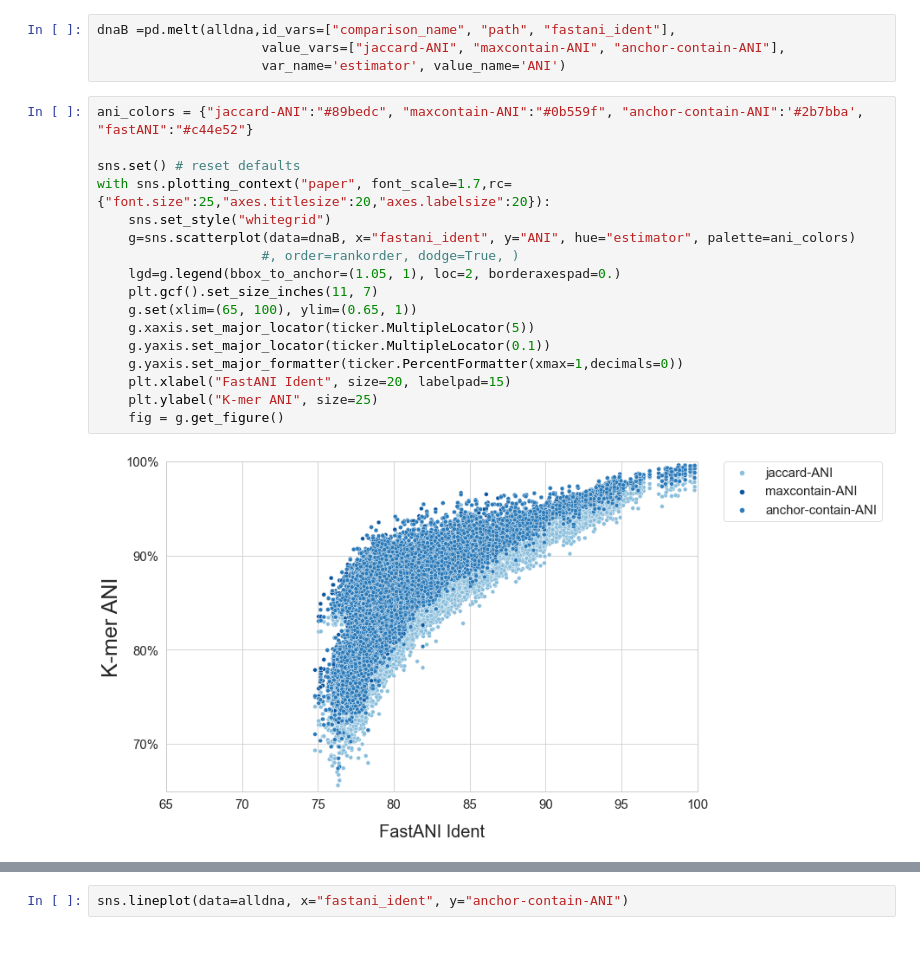
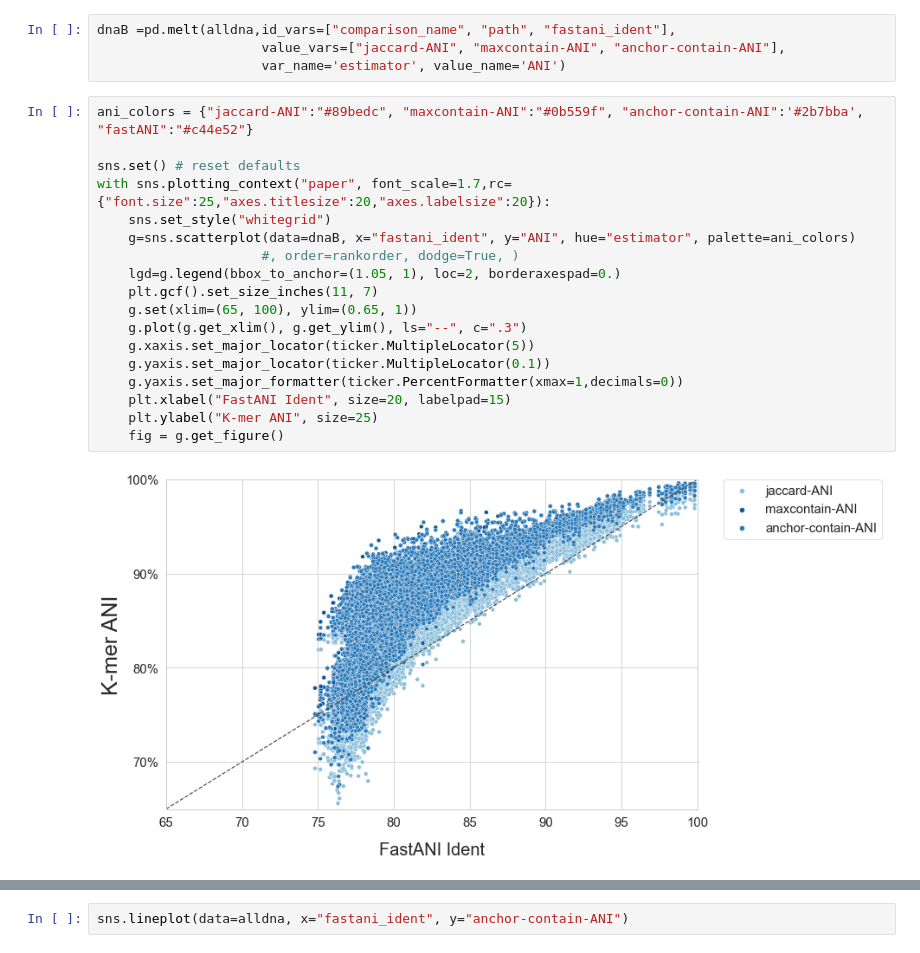
Before and after one commit to bluegenes/2020-dist-compare, a Jupyter notebook: notebooks/compare-ANI-AAI-estimation-to-current-tools.ipynb, the cells around one changed output, grey strips where cells are left out. Cells and saved outputs as stored; diff of their text form.

```diff
--- a/notebooks/compare-ANI-AAI-estimation-to-current-tools.ipynb
+++ b/notebooks/compare-ANI-AAI-estimation-to-current-tools.ipynb
@@ -780,19 +780,20 @@ dnaB =pd.melt(alldna,id_vars=["comparison_name", "path", "fastani_ident"],
 # %%
 ani_colors = {"jaccard-ANI":"#89bedc", "maxcontain-ANI":"#0b559f", "anchor-contain-ANI":'#2b7bba', "fastANI":"#c44e52"}
 
 sns.set() # reset defaults
 with sns.plotting_context("paper", font_scale=1.7,rc={"font.size":25,"axes.titlesize":20,"axes.labelsize":20}):
     sns.set_style("whitegrid")
     g=sns.scatterplot(data=dnaB, x="fastani_ident", y="ANI", hue="estimator", palette=ani_colors)
                      #, order=rankorder, dodge=True, )
     lgd=g.legend(bbox_to_anchor=(1.05, 1), loc=2, borderaxespad=0.)
     plt.gcf().set_size_inches(11, 7)
     g.set(xlim=(65, 100), ylim=(0.65, 1))
+    g.plot(g.get_xlim(), g.get_ylim(), ls="--", c=".3")
     g.xaxis.set_major_locator(ticker.MultipleLocator(5))
     g.yaxis.set_major_locator(ticker.MultipleLocator(0.1))
     g.yaxis.set_major_formatter(ticker.PercentFormatter(xmax=1,decimals=0))
     plt.xlabel("FastANI Ident", size=20, labelpad=15)
     plt.ylabel("K-mer ANI", size=25)
     fig = g.get_figure()
 # %% [output]
-[figure, old version]
+[figure, new version]
```
Also changed, not shown: parts of 22 cells of this notebook, 2 other files.
